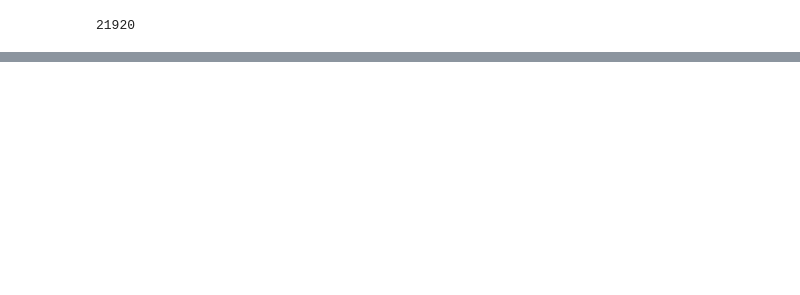
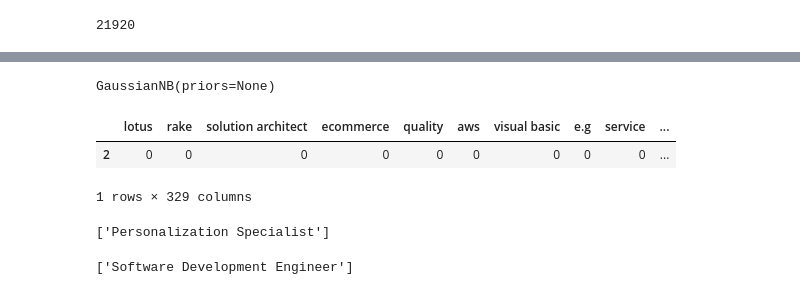
Before and after one commit to chandur626/JobPrediction, a Jupyter notebook: data_preprocess.ipynb, the cells around one changed output, grey strips where cells are left out. Saved outputs shown, nothing was run; the diff lists cells and outputs as text; code cells hidden in the pictures; blank space fills up the shorter version.

```diff
--- a/data_preprocess.ipynb
+++ b/data_preprocess.ipynb
@@ -52,0 +107,9 @@ print(skill)
+# %%
+skill=[]
+for i in range(0,100):
+    if(type(data['sector'][i]) is str):
+        for e in re.split(',|-|/|;',data['sector'][i]):
+            for p in list(set(re.findall(r'(.*)',e.lower()))):
+                skill.append(p)
+
+print(skill)
@@ -52,0 +118,4 @@ print(skill)
+# %%
+for i in range(0,len(data.index)):
+    for e in re.split(',|-|/|;',data['sector'][i]):
+        print(re.findall(r"([^]+)\s*:\s*([^]+)",e))
@@ -52,0 +141,25 @@ print(skill)
+# %%
+import itertools as it
+my = []
+row=[]
+dataframe=pd.DataFrame(columns=column)
+for i in range(0,75):
+    my=[]
+    if(type(data['sector'][i]) is str):
+        row=[]
+        for p in re.split(',|-|/|;|and|or',data['sector'][i].lower()):
+            row.extend(re.findall(r'\w\++|\w+[\s,.]\w+[\s,.]\w+[\s,.]\w+|\w+[\s,.]\w+[\s,.]\w+|\w+[\s,.]\w+|\w#|\w+|\.\w+',p))
+        for e in column:
+            if e in row:
+                my.append('1')
+            else:
+                my.append('0')
+        dataframe.loc[i]=my;
+
+dataframe
+# %%
+from sklearn.naive_bayes import GaussianNB
+model = GaussianNB()
+model.fit(dataframe,job)
+predicted= model.predict(dataframe[2:3])
+print(predicted)
@@ -52,0 +190,39 @@ print(skill)
+# %%
+from sklearn.naive_bayes import GaussianNB
+import numpy as np
+x= np.array([[-3,7],[1,5], [1,2], [-2,0], [2,3], [-4,0], [-1,1], [1,1], [-2,2], [2,7], [-4,1], [-2,7]])
+Y = np.array([3, 3, 3, 3, 4, 3, 3, 4, 3, 4, 4, 4])
+model = GaussianNB()
+model.fit(x, Y)
+# %% [output]
+GaussianNB(priors=None)
+# %%
+dataframe[2:3]
+# %% [output]
+|  | lotus | rake | solution architect | ecommerce | quality | aws | visual basic | e.g | service | ... |
+| 2 | 0 | 0 | 0 | 0 | 0 | 0 | 0 | 0 | 0 | ... |
+1 rows × 329 columns
+# %%
+skill=['c++']
+pre=[]
+for e in column:
+    if e in skill:
+        pre.append('1')
+    else:
+        pre.append('0')
+
+data1=pd.DataFrame(columns=column)
+data1.loc[0]=pre
+predicted1=model.predict(data1[0:1])
+print(predicted1)
+# %% [output]
+['Personalization Specialist']
+# %%
+from sklearn import svm
+model = svm.SVC(kernel='linear', C=1, gamma=100)
+model.fit(dataframe, job)
+model.score(dataframe, job)
+predicted2= model.predict(data1[0:1])
+print(predicted2)
+# %% [output]
+['Software Development Engineer']
```
Also changed, not shown: parts of 19 cells of this notebook, 2 other files.
